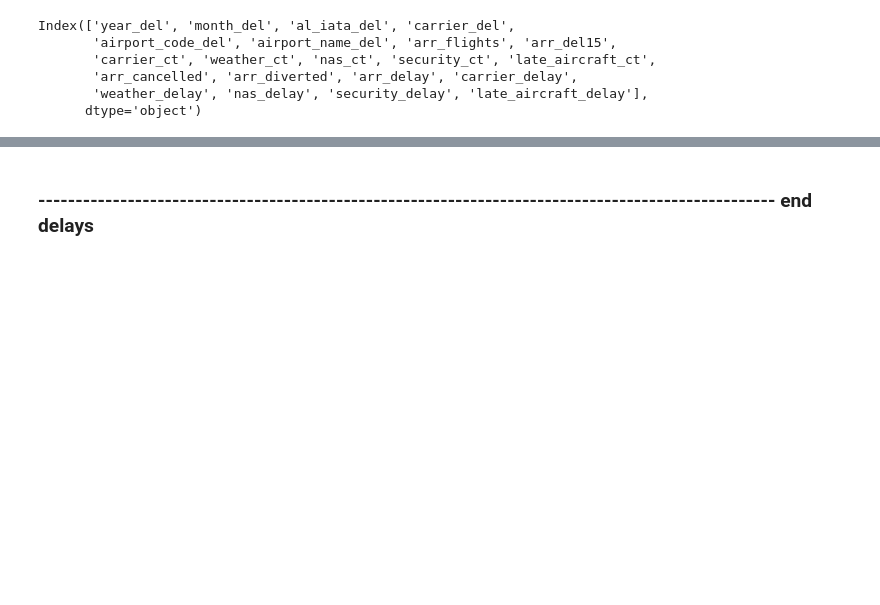
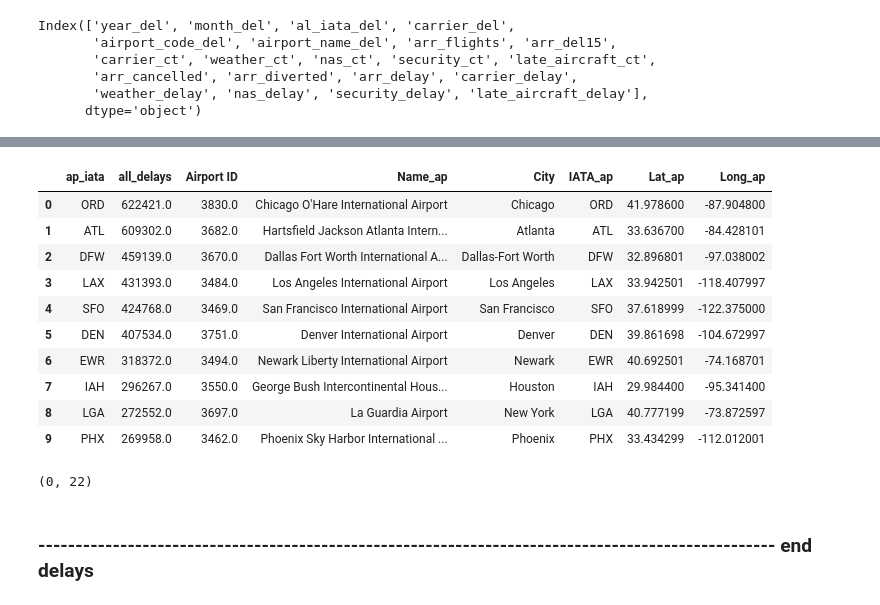
Before and after one commit to scottschriver/NSS_Capstone, a Jupyter notebook: Notebooks/Flight_delays.ipynb, the cells around one changed output, grey strips where cells are left out. Drawn from its saved outputs; the diff is of its cells as text; code cells hidden in the pictures; blank space fills up the shorter version.

```diff
--- a/Notebooks/Flight_delays.ipynb
+++ b/Notebooks/Flight_delays.ipynb
@@ -512,0 +504,3 @@ ap15_all_years.head()
+# %%
+ap15_all_years = ap15_all_years.merge(airports, left_on='ap_iata', right_on='IATA_ap', how='left')
+ap15_all_years.head(1)
@@ -512,0 +516,3 @@ ap15_all_years.head()
+# %%
+ap15_all_years.drop(['Country_ap', 'ICAO_ap', 'Alt_ap', 'TZone_ap'], axis=1, inplace=True)
+ap15_all_years.head(1)
@@ -512,0 +542,4 @@ ap15_all_years.head()
+# %%
+#drop all na values
+ap15_all_years.dropna(subset=['Lat_ap', 'Long_ap'], inplace=True)
+ap15_all_years.isna().sum()
@@ -512,0 +556,15 @@ ap15_all_years.head()
+# %%
+#sorted all_delays into descending order
+ap15_all_years.head(10)
+# %% [output]
+|  | ap_iata | all_delays | Airport ID | Name_ap | City | IATA_ap | Lat_ap | Long_ap |
+| 0 | ORD | 622421.0 | 3830.0 | Chicago O'Hare International Airport | Chicago | ORD | 41.978600 | -87.904800 |
+| 1 | ATL | 609302.0 | 3682.0 | Hartsfield Jackson Atlanta Intern... | Atlanta | ATL | 33.636700 | -84.428101 |
+| 2 | DFW | 459139.0 | 3670.0 | Dallas Fort Worth International A... | Dallas-Fort Worth | DFW | 32.896801 | -97.038002 |
+| 3 | LAX | 431393.0 | 3484.0 | Los Angeles International Airport | Los Angeles | LAX | 33.942501 | -118.407997 |
+| 4 | SFO | 424768.0 | 3469.0 | San Francisco International Airport | San Francisco | SFO | 37.618999 | -122.375000 |
+| 5 | DEN | 407534.0 | 3751.0 | Denver International Airport | Denver | DEN | 39.861698 | -104.672997 |
+| 6 | EWR | 318372.0 | 3494.0 | Newark Liberty International Airport | Newark | EWR | 40.692501 | -74.168701 |
+| 7 | IAH | 296267.0 | 3550.0 | George Bush Intercontinental Hous... | Houston | IAH | 29.984400 | -95.341400 |
+| 8 | LGA | 272552.0 | 3697.0 | La Guardia Airport | New York | LGA | 40.777199 | -73.872597 |
+| 9 | PHX | 269958.0 | 3462.0 | Phoenix Sky Harbor International ... | Phoenix | PHX | 33.434299 | -112.012001 |
@@ -513,3 +575,8 @@ ap15_all_years.head()
+# %%
+# Create tuples of row indexes for the above ranges
+tuple1 = (0, ap15_all_years[ap15_all_years.all_delays > 600000].index[-1]+1)
+# %% [output]
+(0, 22)
 # %% [markdown]
 ### --------------------------------------------------------------------------------------------------- end delays
 # %% [markdown]
```
Also changed, not shown: parts of 90 cells of this notebook.
